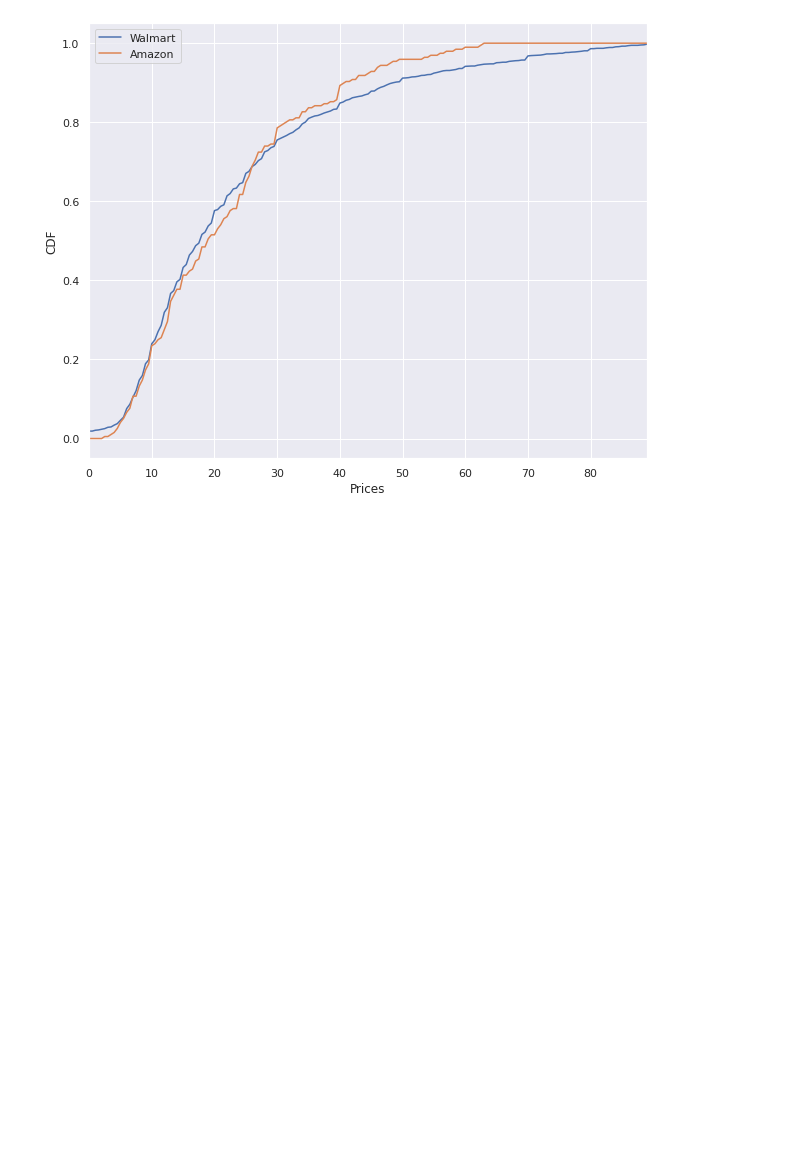
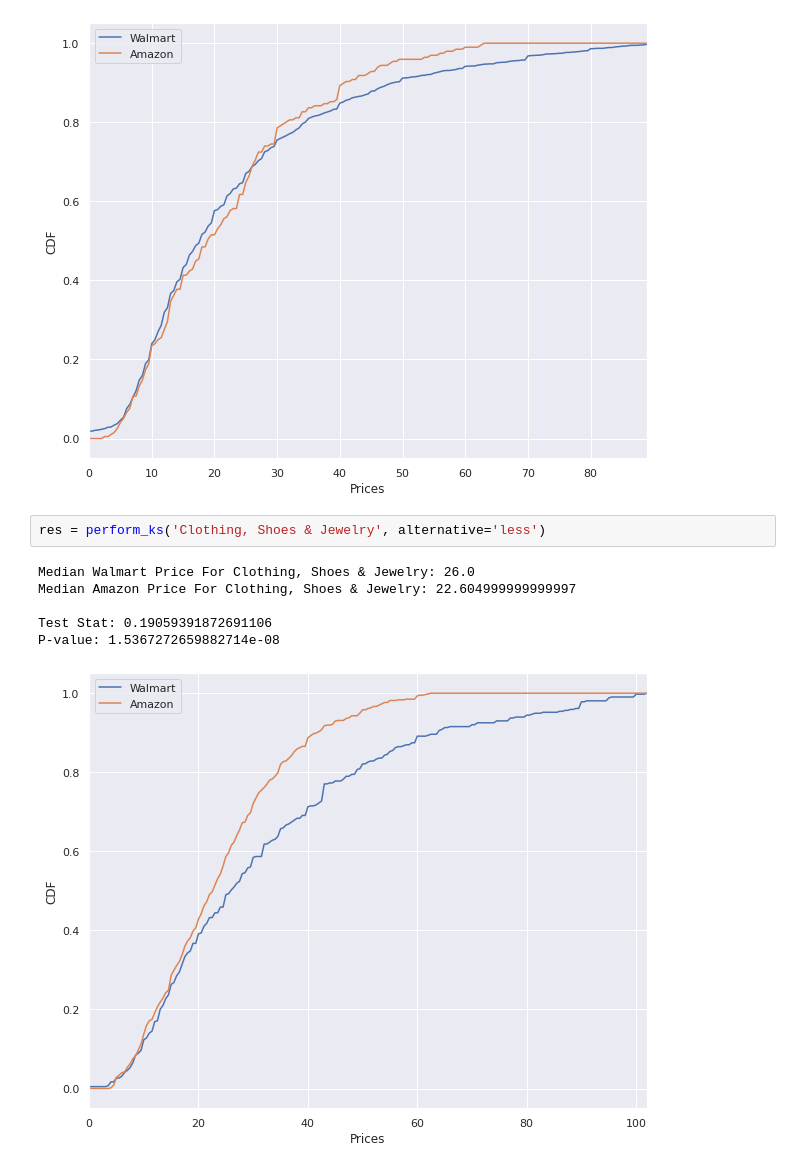
Before and after one commit to vdubey0/math-189-final-proj, a Jupyter notebook: project.ipynb, the cells around one changed output. Cells and saved outputs as stored; diff of their text form; blank space fills up the shorter version.

Commit message:
added clothing test

```diff
--- a/project.ipynb
+++ b/project.ipynb
@@ -773,3 +773,12 @@ Median Amazon Price For Baby: 18.93
 Test Stat: 0.06251814533344718
 P-value: 0.4586585355963531
 [figure]
+# %%
+res = perform_ks('Clothing, Shoes & Jewelry', alternative='less')
+# %% [output]
+Median Walmart Price For Clothing, Shoes & Jewelry: 26.0
+Median Amazon Price For Clothing, Shoes & Jewelry: 22.604999999999997
+
+Test Stat: 0.19059391872691106
+P-value: 1.5367272659882714e-08
+[figure, added]
```
